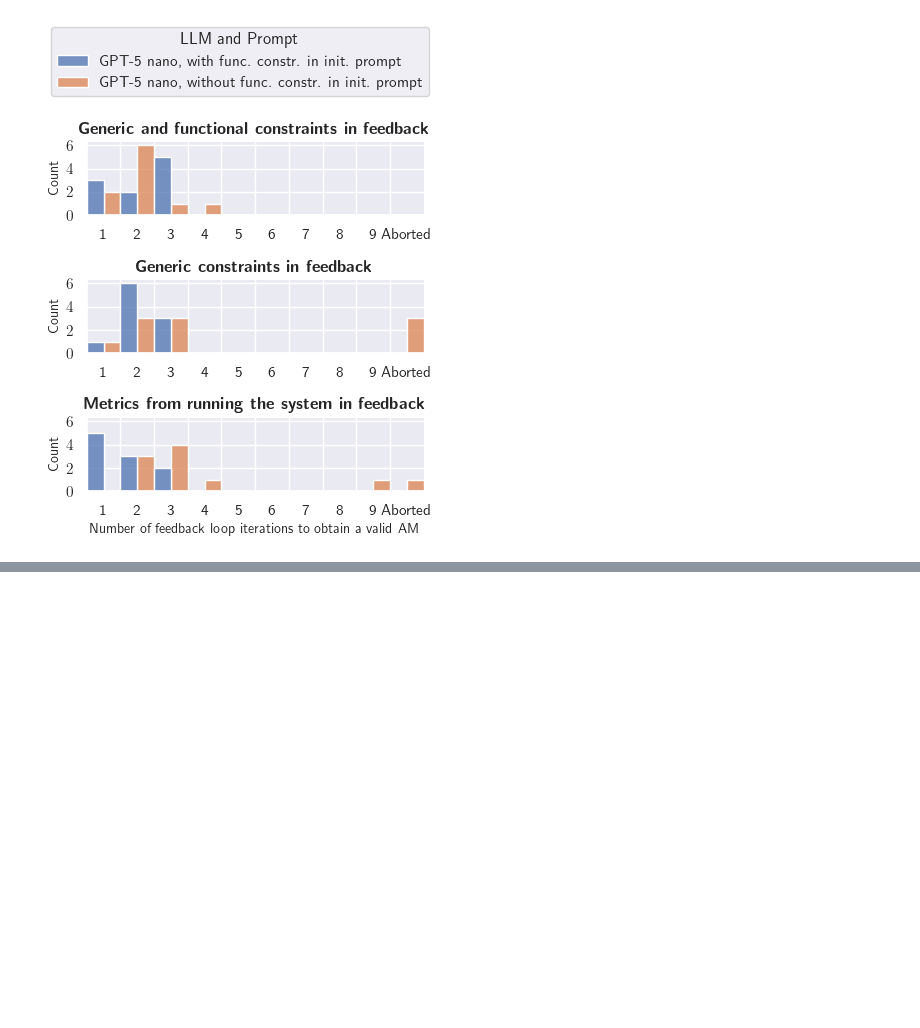
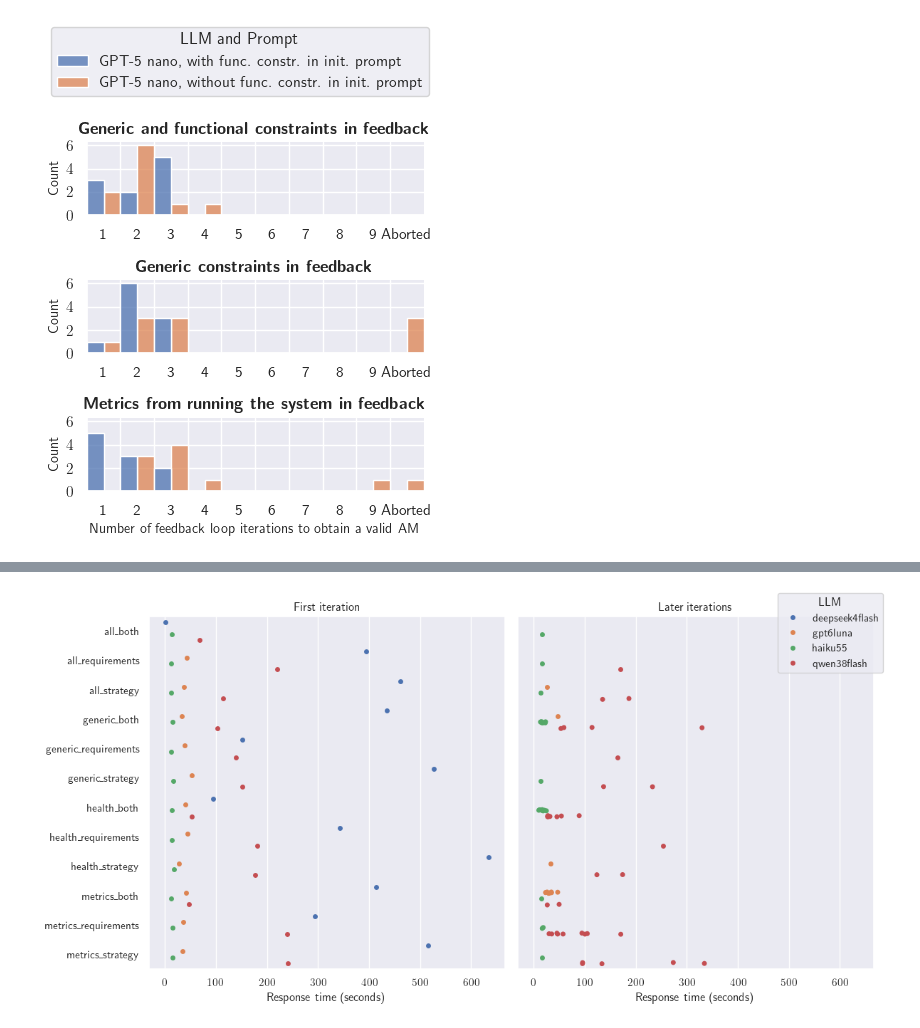
Before and after one commit to smartarch/llm-adaptation, a Jupyter notebook: experiments/dragon.ipynb, the cells around one changed output, grey strips where cells are left out. Cells and saved outputs as stored; diff of their text form; code cells hidden in the pictures; blank space fills up the shorter version.

```diff
--- a/experiments/dragon.ipynb
+++ b/experiments/dragon.ipynb
@@ -480,0 +554,4 @@ plt.show()
+# %%
+plot_usage("time", "Response time (seconds)")
+# %% [output]
+[figure, added]
```
Also changed, not shown: parts of 5 cells of this notebook, 1 other file.
